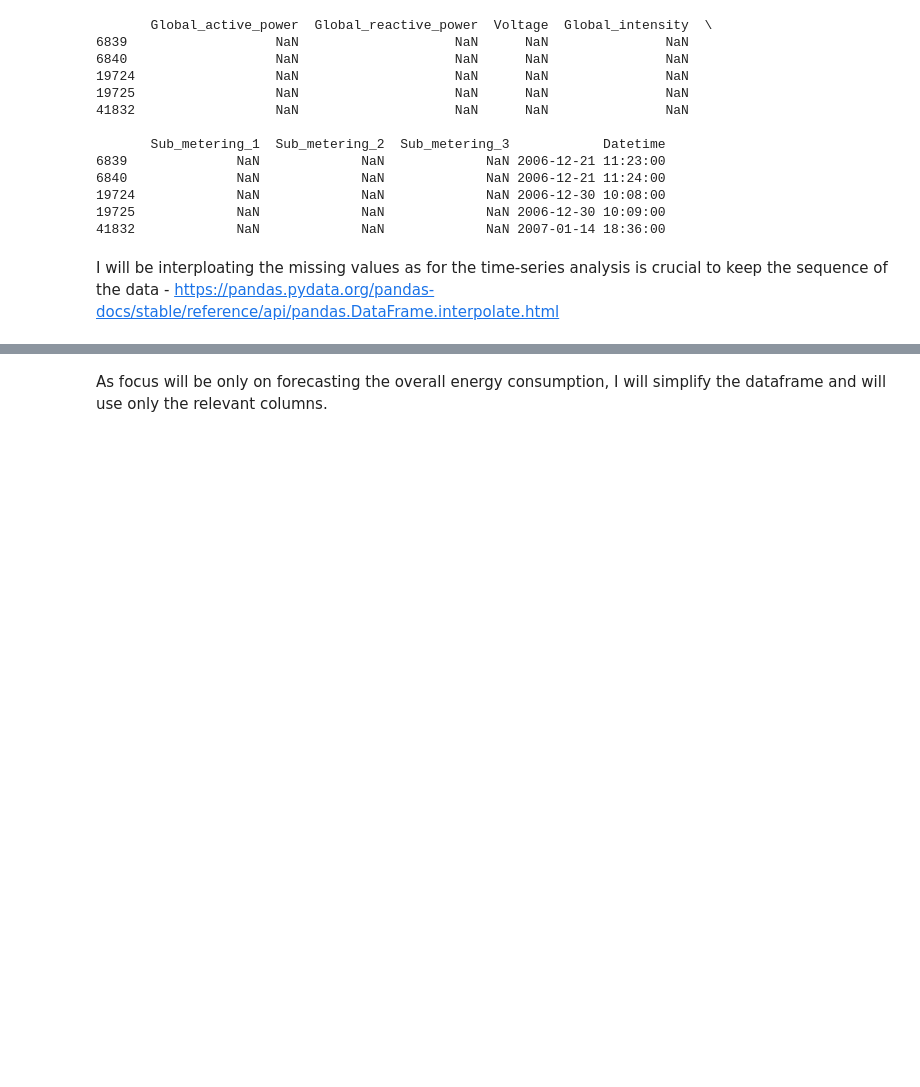
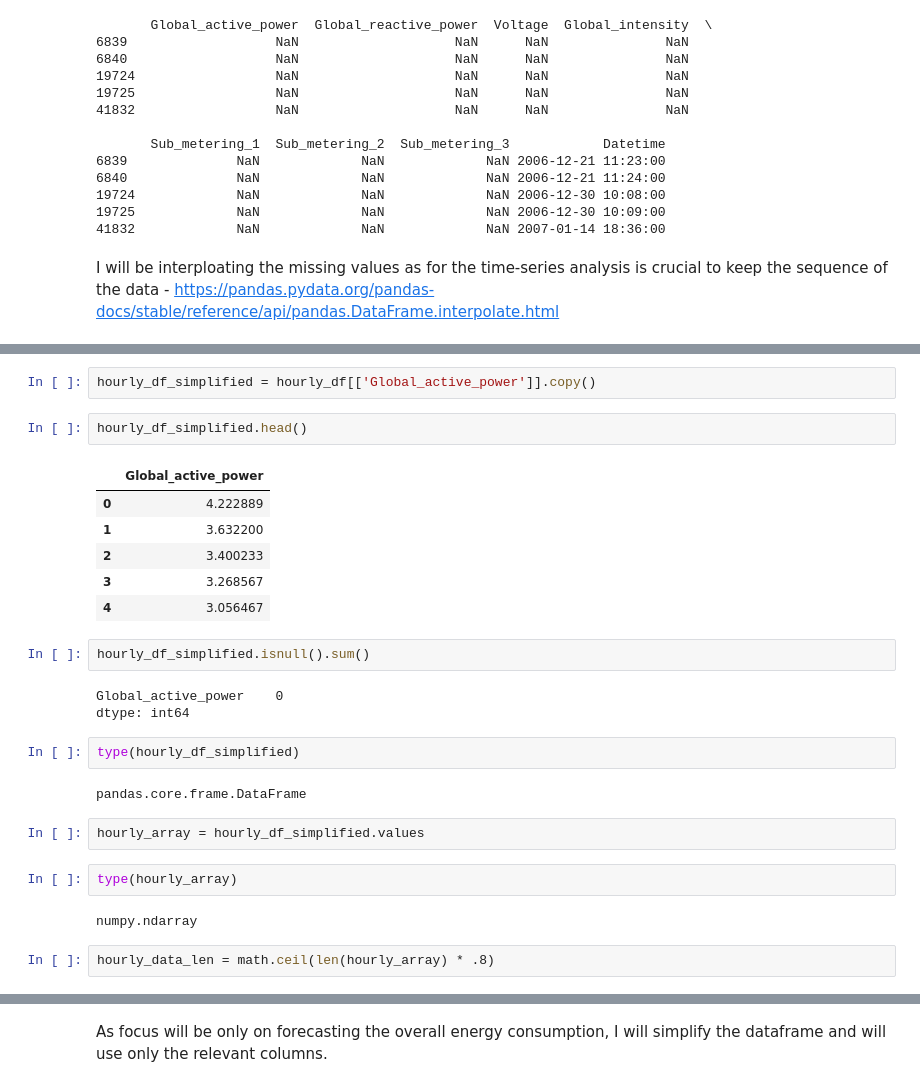
Before and after one commit to mkoleva0/DataAnalytics_Sem2_CA1, a Jupyter notebook: RNN.ipynb, the cells around one changed output, grey strips where cells are left out. Saved outputs shown, nothing was run; the diff lists cells and outputs as text; blank space fills up the shorter version.

```diff
--- a/RNN.ipynb
+++ b/RNN.ipynb
@@ -150,0 +213,28 @@ consumption_df.tail(30)
+# %%
+hourly_df_simplified = hourly_df[['Global_active_power']].copy()
+# %%
+hourly_df_simplified.head()
+# %% [output]
+|  | Global_active_power |
+| 0 | 4.222889 |
+| 1 | 3.632200 |
+| 2 | 3.400233 |
+| 3 | 3.268567 |
+| 4 | 3.056467 |
+# %%
+hourly_df_simplified.isnull().sum()
+# %% [output]
+Global_active_power    0
+dtype: int64
+# %%
+type(hourly_df_simplified)
+# %% [output]
+pandas.core.frame.DataFrame
+# %%
+hourly_array = hourly_df_simplified.values
+# %%
+type(hourly_array)
+# %% [output]
+numpy.ndarray
+# %%
+hourly_data_len = math.ceil(len(hourly_array) * .8)
```
Also changed, not shown: parts of 49 cells of this notebook.
